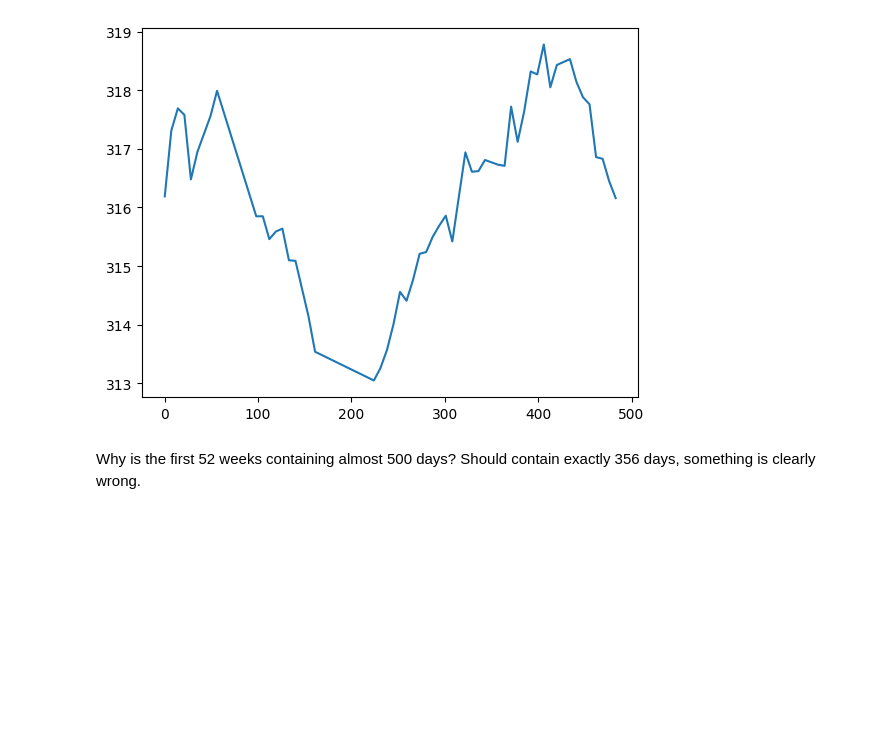
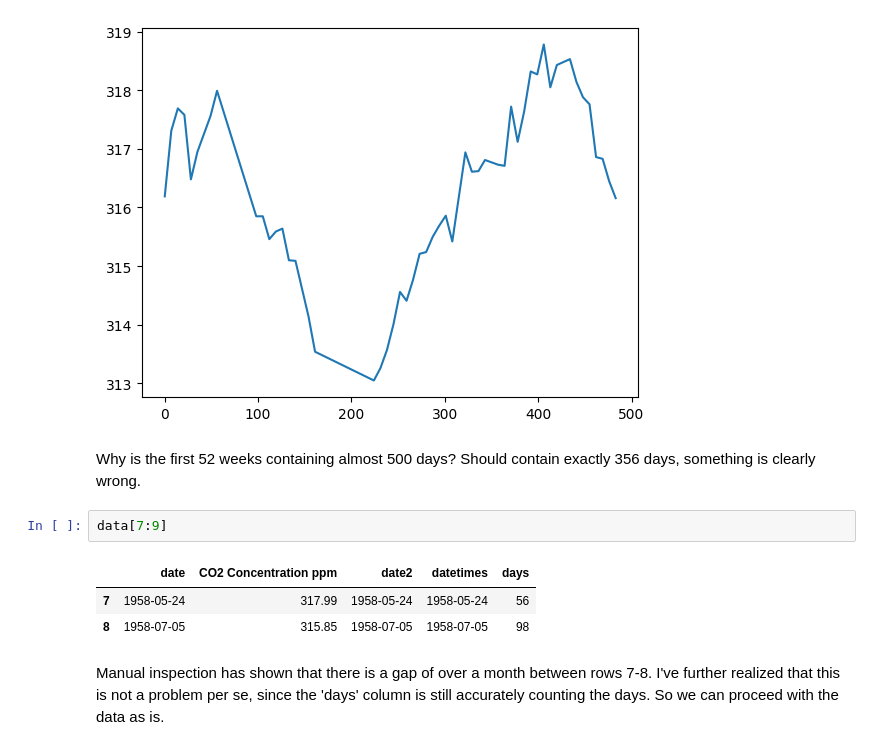
Before and after one commit to nordqvig/SMPE_Georgios_Public, a Jupyter notebook: MOOC/MOOCModule3/PeerAssessmentTask/PeerAssessmentSujet1.ipynb, the cells around one changed output. Saved outputs shown, nothing was run; the diff lists cells and outputs as text; blank space fills up the shorter version.

Commit message:
Treated missing data rows in computational notebook

```diff
--- a/MOOC/MOOCModule3/PeerAssessmentTask/PeerAssessmentSujet1.ipynb
+++ b/MOOC/MOOCModule3/PeerAssessmentTask/PeerAssessmentSujet1.ipynb
@@ -79,3 +79,11 @@ plt.plot(X, Y)
 [figure]
 # %% [markdown]
 Why is the first 52 weeks containing almost 500 days? Should contain exactly 356 days, something is clearly wrong.
+# %%
+data[7:9]
+# %% [output]
+|  | date | CO2 Concentration ppm | date2 | datetimes | days |
+| 7 | 1958-05-24 | 317.99 | 1958-05-24 | 1958-05-24 | 56 |
+| 8 | 1958-07-05 | 315.85 | 1958-07-05 | 1958-07-05 | 98 |
+# %% [markdown]
+Manual inspection has shown that there is a gap of over a month between rows 7-8. I've further realized that this is not a problem per se, since the 'days' column is still accurately counting the days. So we can proceed with the data as is.
```
